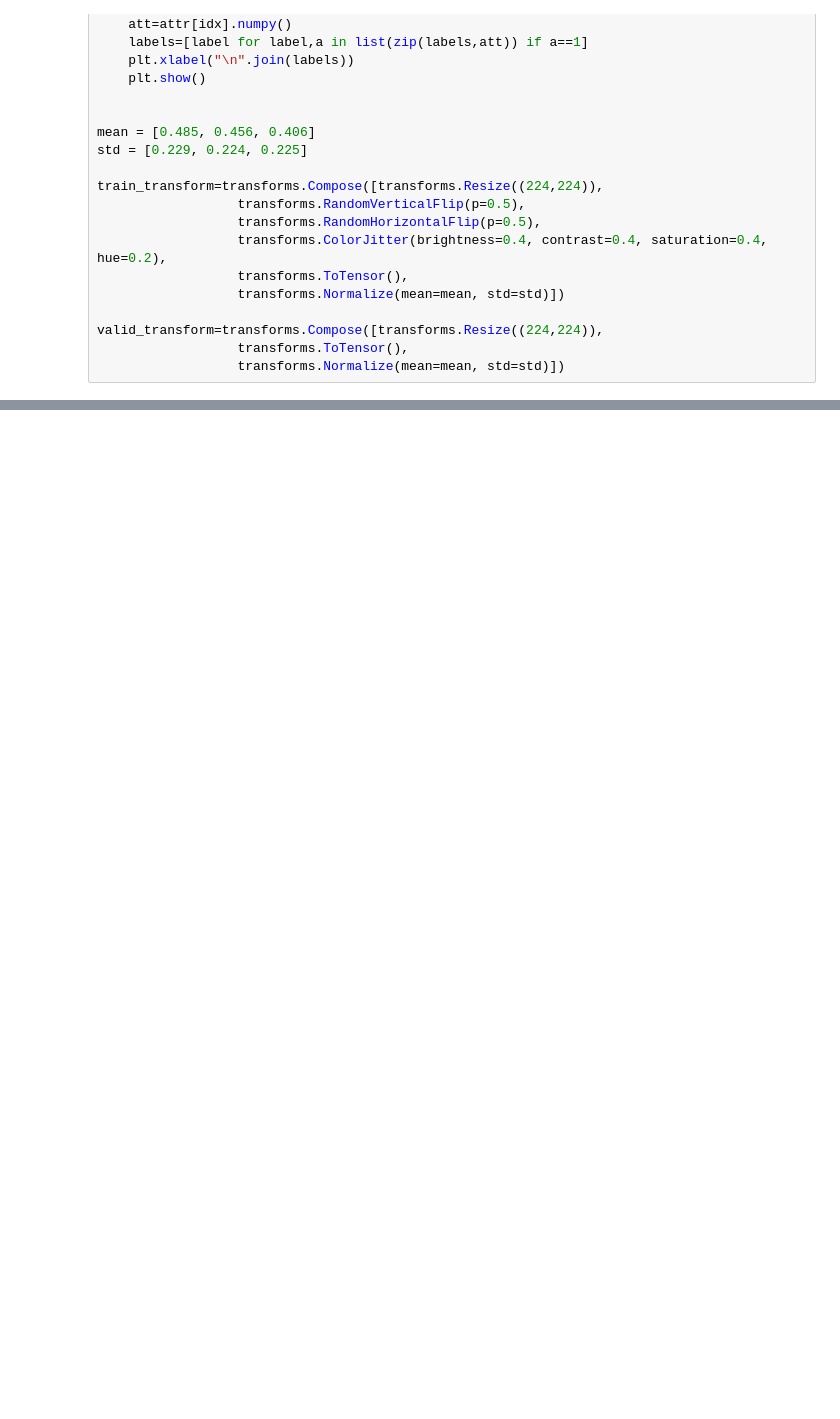
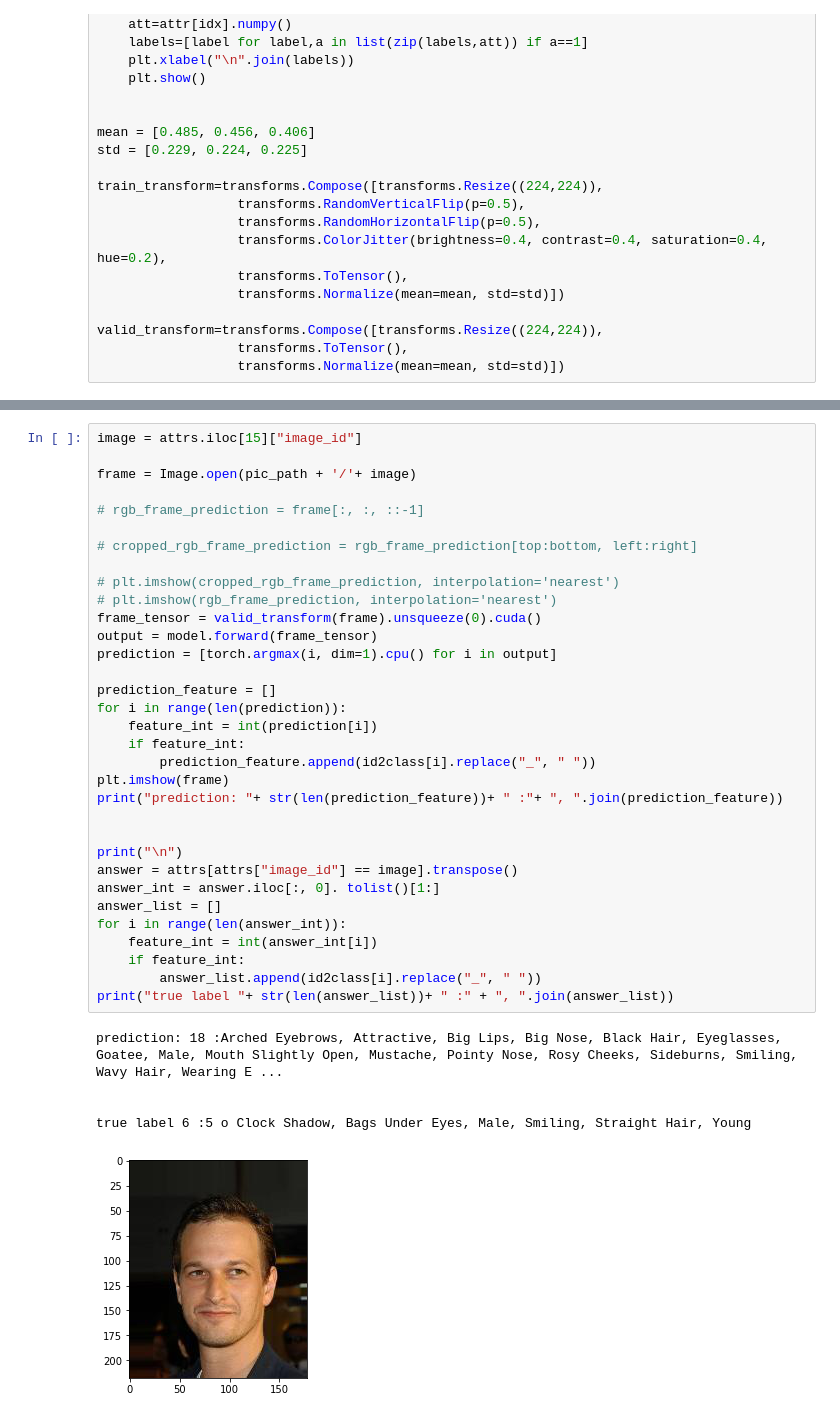
Before and after one commit to hnliu-git/real-time-face-attribute-detection, a Jupyter notebook: app.ipynb, the cells around one changed output, grey strips where cells are left out. Saved outputs shown, nothing was run; the diff lists cells and outputs as text; blank space fills up the shorter version.

```diff
--- a/app.ipynb
+++ b/app.ipynb
@@ -249,0 +321,39 @@ cv2.destroyAllWindows()
+# %%
+image = attrs.iloc[15]["image_id"]
+
+frame = Image.open(pic_path + '/'+ image)
+
+# rgb_frame_prediction = frame[:, :, ::-1]
+
+# cropped_rgb_frame_prediction = rgb_frame_prediction[top:bottom, left:right]
+
+# plt.imshow(cropped_rgb_frame_prediction, interpolation='nearest')
+# plt.imshow(rgb_frame_prediction, interpolation='nearest')
+frame_tensor = valid_transform(frame).unsqueeze(0).cuda()
+output = model.forward(frame_tensor)
+prediction = [torch.argmax(i, dim=1).cpu() for i in output]
+
+prediction_feature = []
+for i in range(len(prediction)):
+    feature_int = int(prediction[i])
+    if feature_int:
+        prediction_feature.append(id2class[i].replace("_", " "))
+plt.imshow(frame)
+print("prediction: "+ str(len(prediction_feature))+ " :"+ ", ".join(prediction_feature))
+
+
+print("\n")
+answer = attrs[attrs["image_id"] == image].transpose()
+answer_int = answer.iloc[:, 0]. tolist()[1:]
+answer_list = []
+for i in range(len(answer_int)):
+    feature_int = int(answer_int[i])
+    if feature_int:
+        answer_list.append(id2class[i].replace("_", " "))
+print("true label "+ str(len(answer_list))+ " :" + ", ".join(answer_list))
+# %% [output]
+prediction: 18 :Arched Eyebrows, Attractive, Big Lips, Big Nose, Black Hair, Eyeglasses, Goatee, Male, Mouth Slightly Open, Mustache, Pointy Nose, Rosy Cheeks, Sideburns, Smiling, Wavy Hair, Wearing E ...
+
+
+true label 6 :5 o Clock Shadow, Bags Under Eyes, Male, Smiling, Straight Hair, Young
+[figure, added]
```
Also changed, not shown: parts of 6 cells of this notebook.
